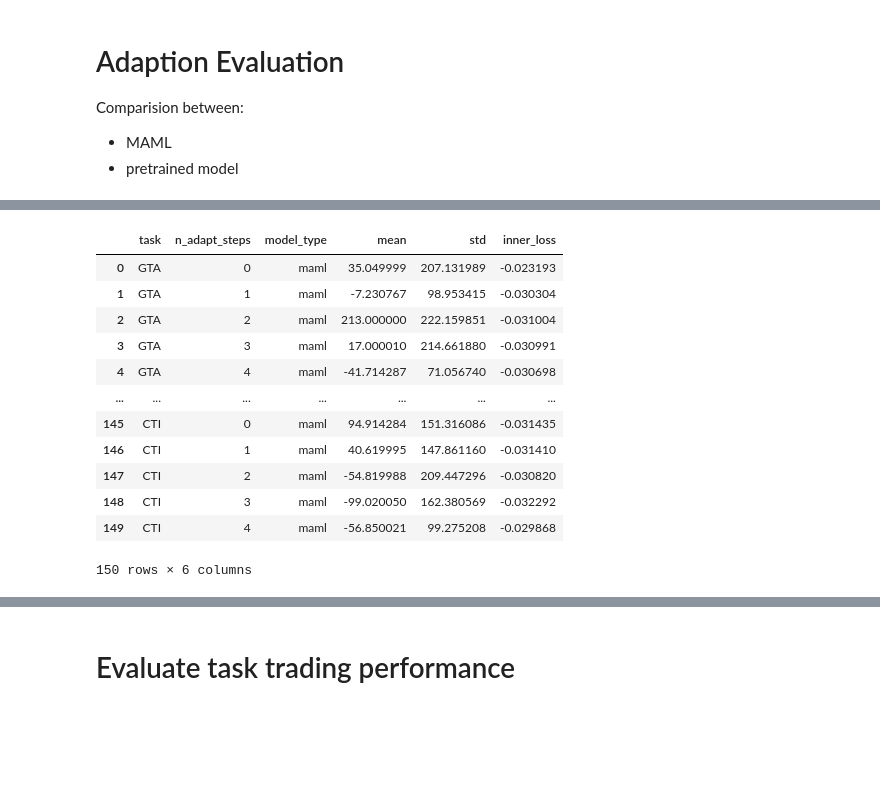
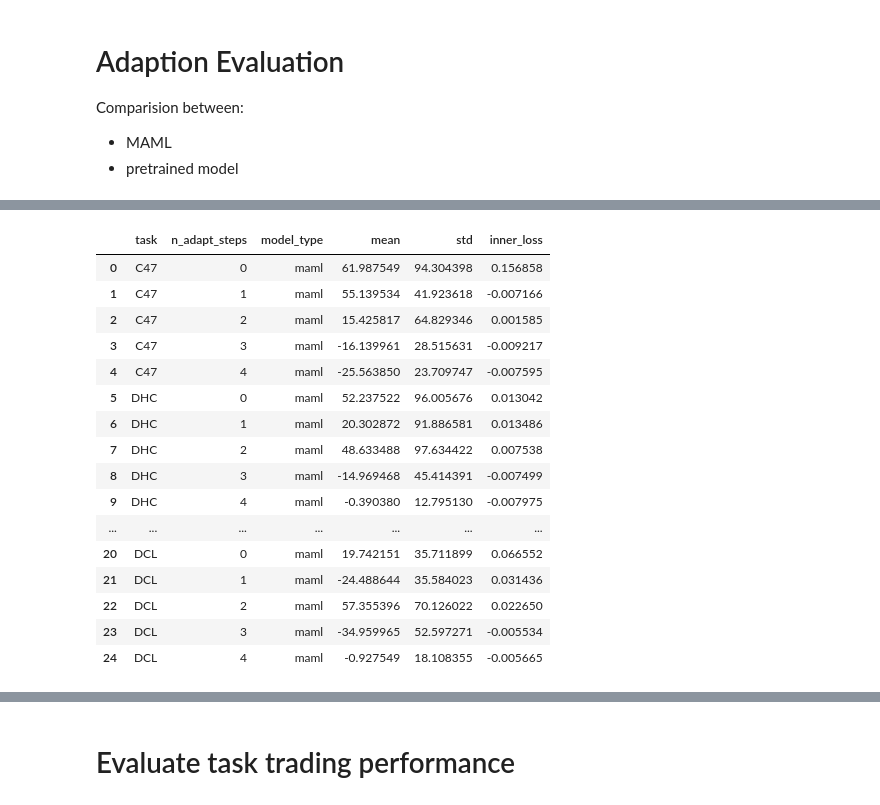
Before and after one commit to minhmanminhman/stock-env, a Jupyter notebook: notebooks/evaluate_adaption.ipynb, the cells around one changed output, grey strips where cells are left out. Drawn from its saved outputs; the diff is of its cells as text; code cells hidden in the pictures; blank space fills up the shorter version.

```diff
--- a/notebooks/evaluate_adaption.ipynb
+++ b/notebooks/evaluate_adaption.ipynb
@@ -64,7 +61,7 @@ ARGS_PATH = "../configs/maml.yaml"
 ENV_ID = "VNALL-v0"
 METHODS_STATE_DICT = {
     "random": None,
-    "maml": "../model/maml_sp500_20221218_112927.pth",
+    "maml": "../model/maml_sp500_20221222_115520.pth",
 }
 exp = ExperimentManager(
     args_path=ARGS_PATH, env_id=ENV_ID, methods_state_dict=METHODS_STATE_DICT
@@ -72,7 +69,7 @@ exp = ExperimentManager(
 # %%
 adaption_results = exp.mass_adaption_results(
     methods=["maml"],
-    maybe_num_tasks=30,
+    maybe_num_tasks=5,
     total_adapt_steps=4,
     n_eval_episodes=5,
 )
@@ -98,13 +83,17 @@ adaption_results
 |  | task | n_adapt_steps | model_type | mean | std | inner_loss |
-| 0 | GTA | 0 | maml | 35.049999 | 207.131989 | -0.023193 |
-| 1 | GTA | 1 | maml | -7.230767 | 98.953415 | -0.030304 |
-| 2 | GTA | 2 | maml | 213.000000 | 222.159851 | -0.031004 |
-| 3 | GTA | 3 | maml | 17.000010 | 214.661880 | -0.030991 |
-| 4 | GTA | 4 | maml | -41.714287 | 71.056740 | -0.030698 |
+| 0 | C47 | 0 | maml | 61.987549 | 94.304398 | 0.156858 |
+| 1 | C47 | 1 | maml | 55.139534 | 41.923618 | -0.007166 |
+| 2 | C47 | 2 | maml | 15.425817 | 64.829346 | 0.001585 |
+| 3 | C47 | 3 | maml | -16.139961 | 28.515631 | -0.009217 |
+| 4 | C47 | 4 | maml | -25.563850 | 23.709747 | -0.007595 |
+| 5 | DHC | 0 | maml | 52.237522 | 96.005676 | 0.013042 |
+| 6 | DHC | 1 | maml | 20.302872 | 91.886581 | 0.013486 |
+| 7 | DHC | 2 | maml | 48.633488 | 97.634422 | 0.007538 |
+| 8 | DHC | 3 | maml | -14.969468 | 45.414391 | -0.007499 |
+| 9 | DHC | 4 | maml | -0.390380 | 12.795130 | -0.007975 |
 | ... | ... | ... | ... | ... | ... | ... |
-| 145 | CTI | 0 | maml | 94.914284 | 151.316086 | -0.031435 |
-| 146 | CTI | 1 | maml | 40.619995 | 147.861160 | -0.031410 |
-| 147 | CTI | 2 | maml | -54.819988 | 209.447296 | -0.030820 |
-| 148 | CTI | 3 | maml | -99.020050 | 162.380569 | -0.032292 |
-| 149 | CTI | 4 | maml | -56.850021 | 99.275208 | -0.029868 |
+| 20 | DCL | 0 | maml | 19.742151 | 35.711899 | 0.066552 |
+| 21 | DCL | 1 | maml | -24.488644 | 35.584023 | 0.031436 |
+| 22 | DCL | 2 | maml | 57.355396 | 70.126022 | 0.022650 |
+| 23 | DCL | 3 | maml | -34.959965 | 52.597271 | -0.005534 |
+| 24 | DCL | 4 | maml | -0.927549 | 18.108355 | -0.005665 |
-150 rows × 6 columns
```
Also changed, not shown: parts of 7 cells of this notebook.
